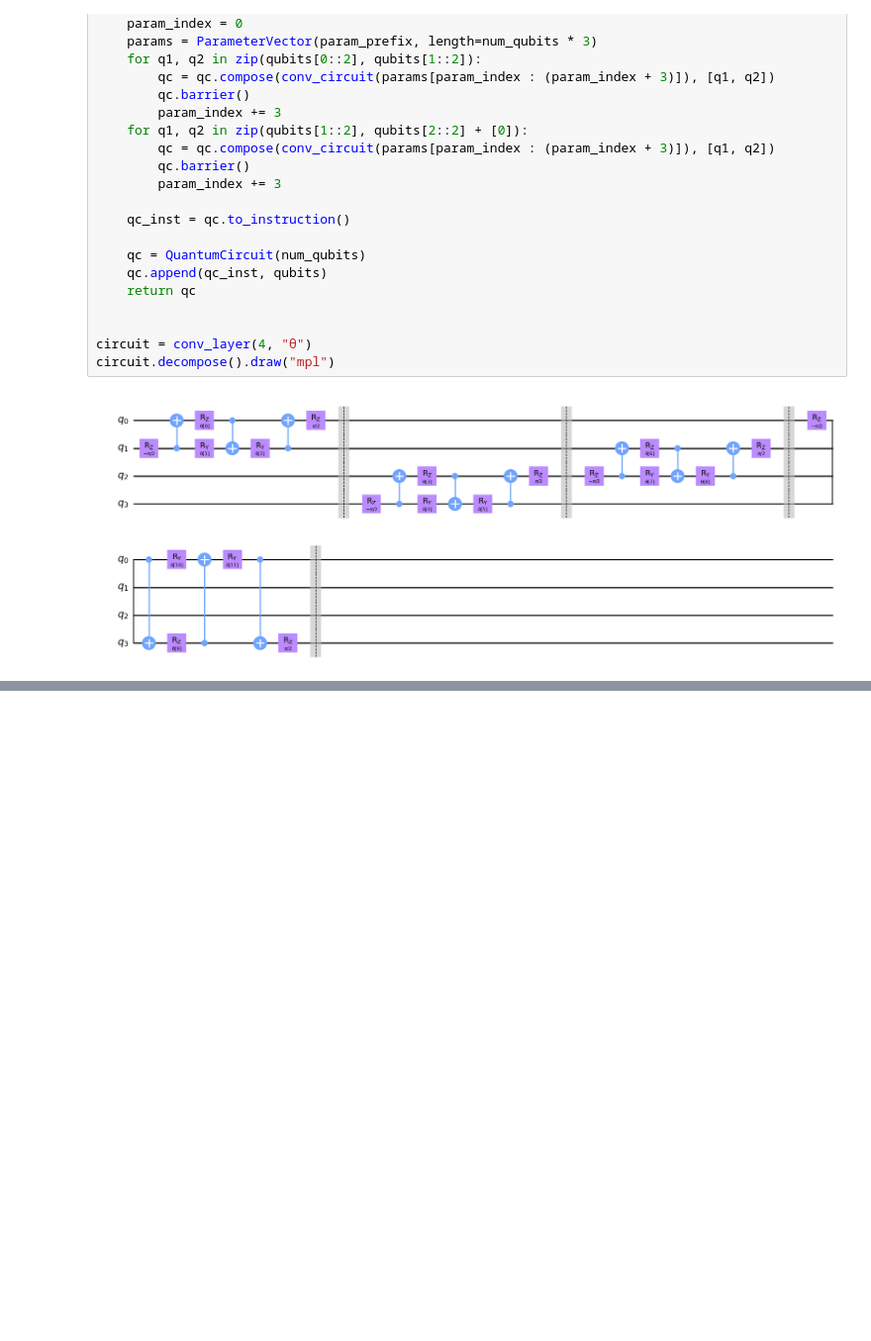
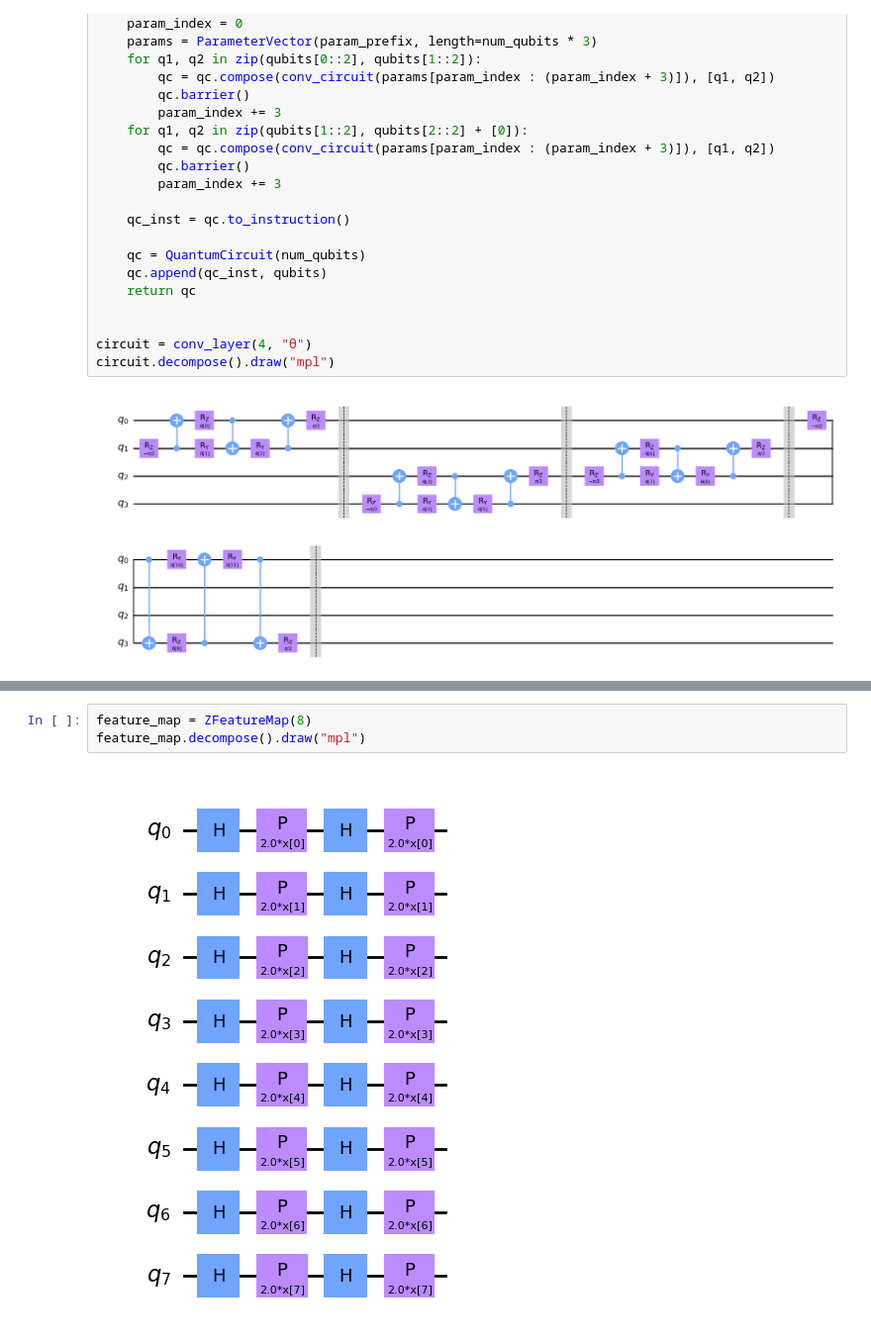
Before and after one commit to julian36alvarez/NUTI-QuantumComputing, a Jupyter notebook: notebooks/0.0-nuti_quantumcomputing-introduction.ipynb, the cells around one changed output, grey strips where cells are left out. Shown: that part at 99% size. Cells and saved outputs as stored; diff of their text form; blank space fills up the shorter version.

```diff
--- a/notebooks/0.0-nuti_quantumcomputing-introduction.ipynb
+++ b/notebooks/0.0-nuti_quantumcomputing-introduction.ipynb
@@ -65,0 +160,5 @@ circuit.decompose().draw("mpl")
+# %%
+feature_map = ZFeatureMap(8)
+feature_map.decompose().draw("mpl")
+# %% [output]
+[figure, added]
```
Also changed, not shown: parts of 12 cells of this notebook.
